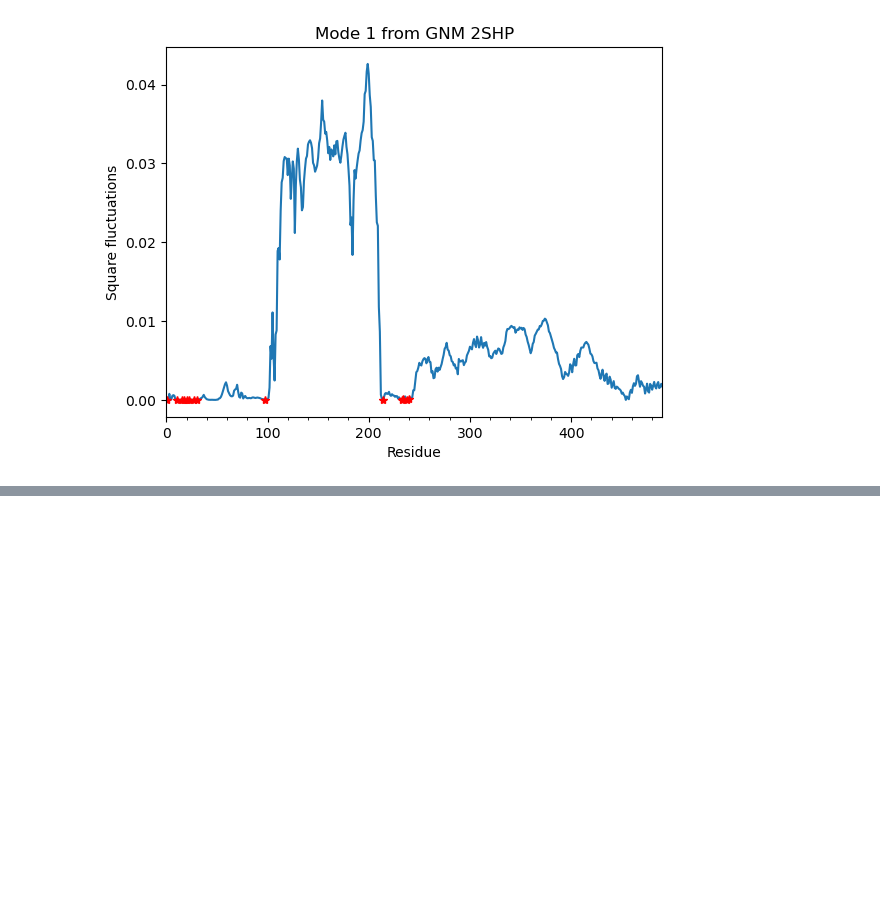
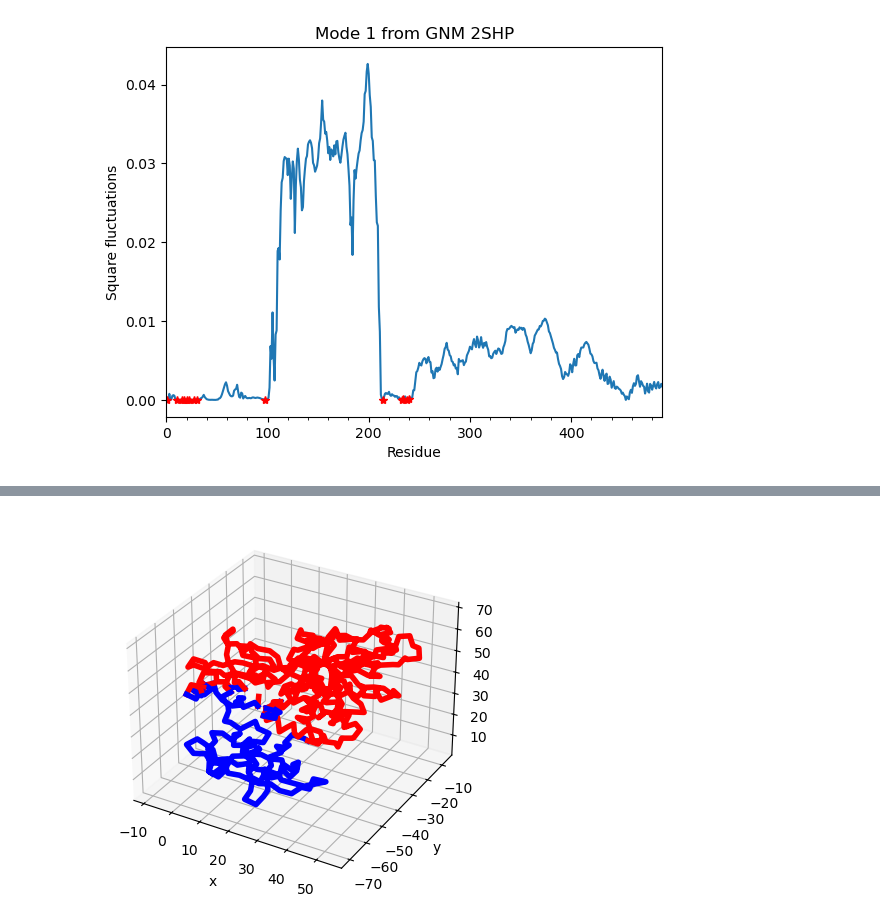
Before and after one commit to CEBElwes/ModellingRasopathies, a Jupyter notebook: PTPN11_Prody.ipynb, the cells around one changed output, grey strips where cells are left out. Drawn from its saved outputs; the diff is of its cells as text; code cells hidden in the pictures; blank space fills up the shorter version.

```diff
--- a/PTPN11_Prody.ipynb
+++ b/PTPN11_Prody.ipynb
@@ -80,0 +187,4 @@ showSqFlucts(gnm[0], hinges=True);
+# %%
+showProtein(calphas, mode=gnm[0]);
+# %% [output]
+[figure, added]
```
Also changed, not shown: parts of 11 cells of this notebook, 2 other files.
